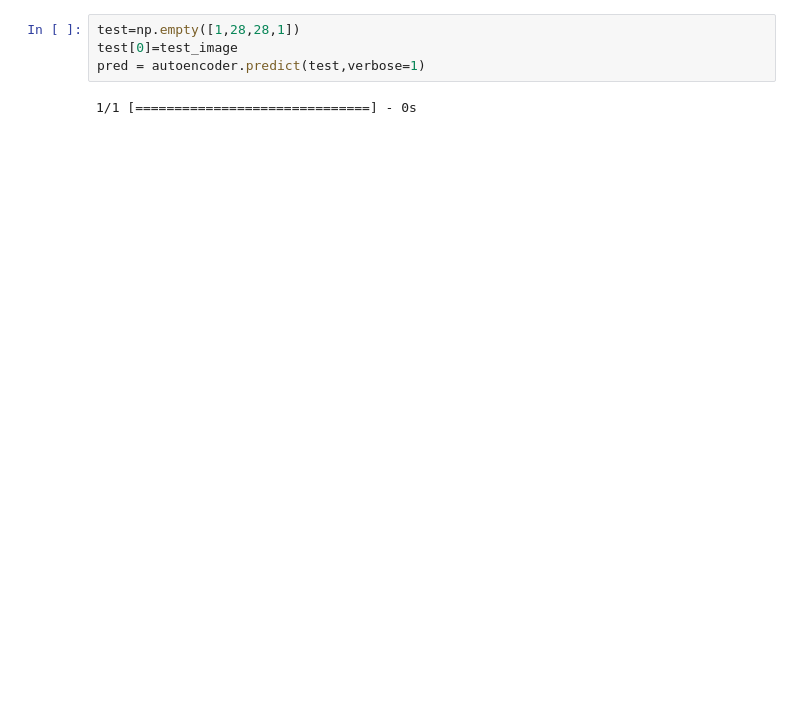
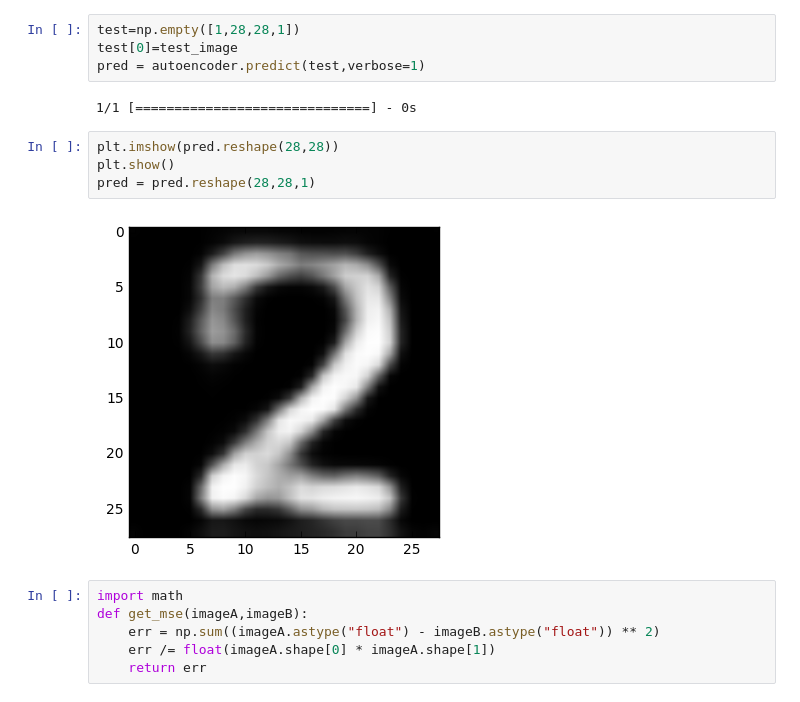
Before and after one commit to sandeepnmenon/Image-Denoising-with-Convolutional-Denoising-Autoencoders, a Jupyter notebook: MNIST.ipynb, the cells around one changed output. Cells and saved outputs as stored; diff of their text form; blank space fills up the shorter version.

```diff
--- a/MNIST.ipynb
+++ b/MNIST.ipynb
@@ -175,3 +176,15 @@ test[0]=test_image
 pred = autoencoder.predict(test,verbose=1)
 # %% [output]
 1/1 [==============================] - 0s
+# %%
+plt.imshow(pred.reshape(28,28))
+plt.show()
+pred = pred.reshape(28,28,1)
+# %% [output]
+[figure, added]
+# %%
+import math
+def get_mse(imageA,imageB):
+    err = np.sum((imageA.astype("float") - imageB.astype("float")) ** 2)
+    err /= float(imageA.shape[0] * imageA.shape[1])
+    return err
```
Also changed, not shown: parts of 16 cells of this notebook, 1 other file.
